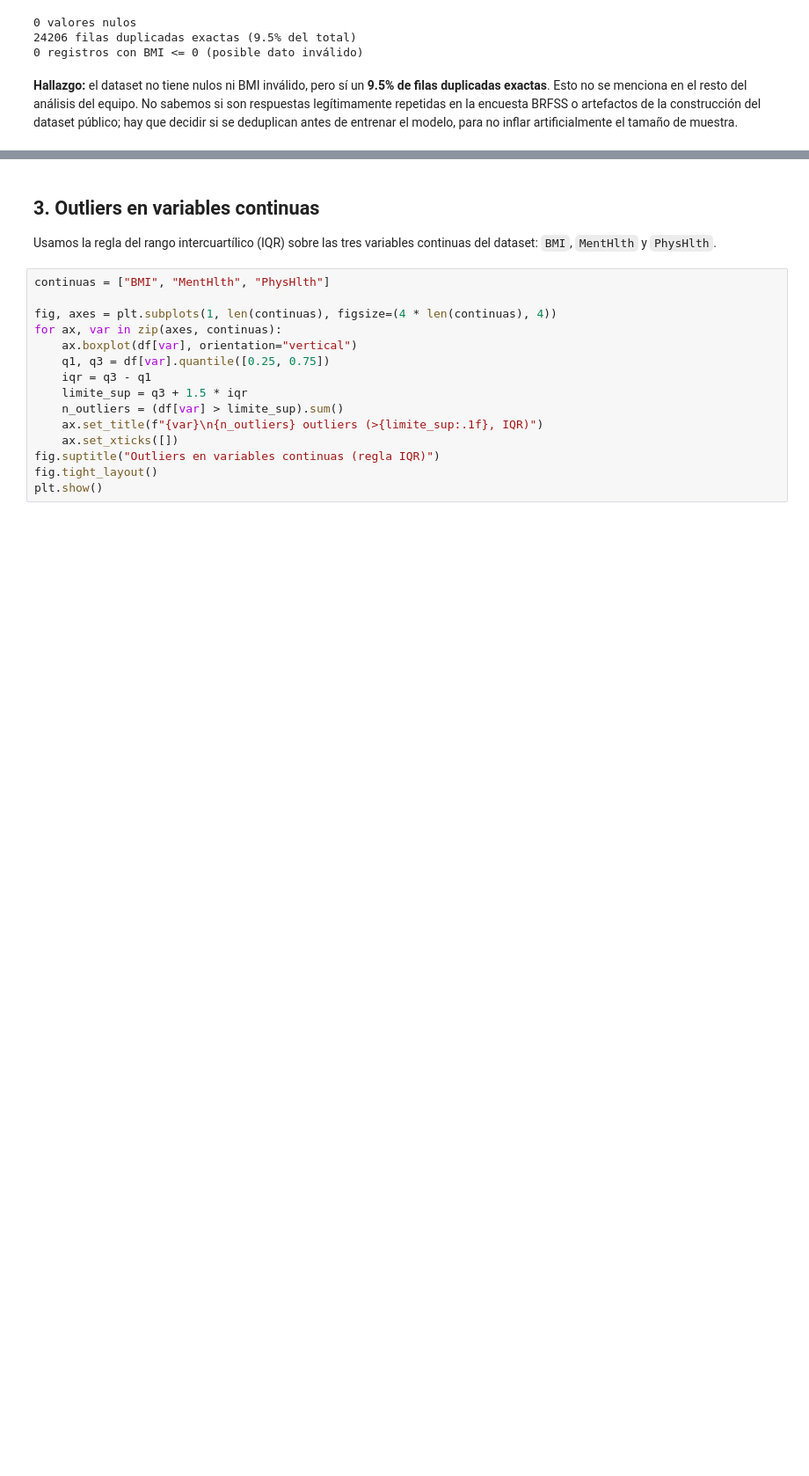
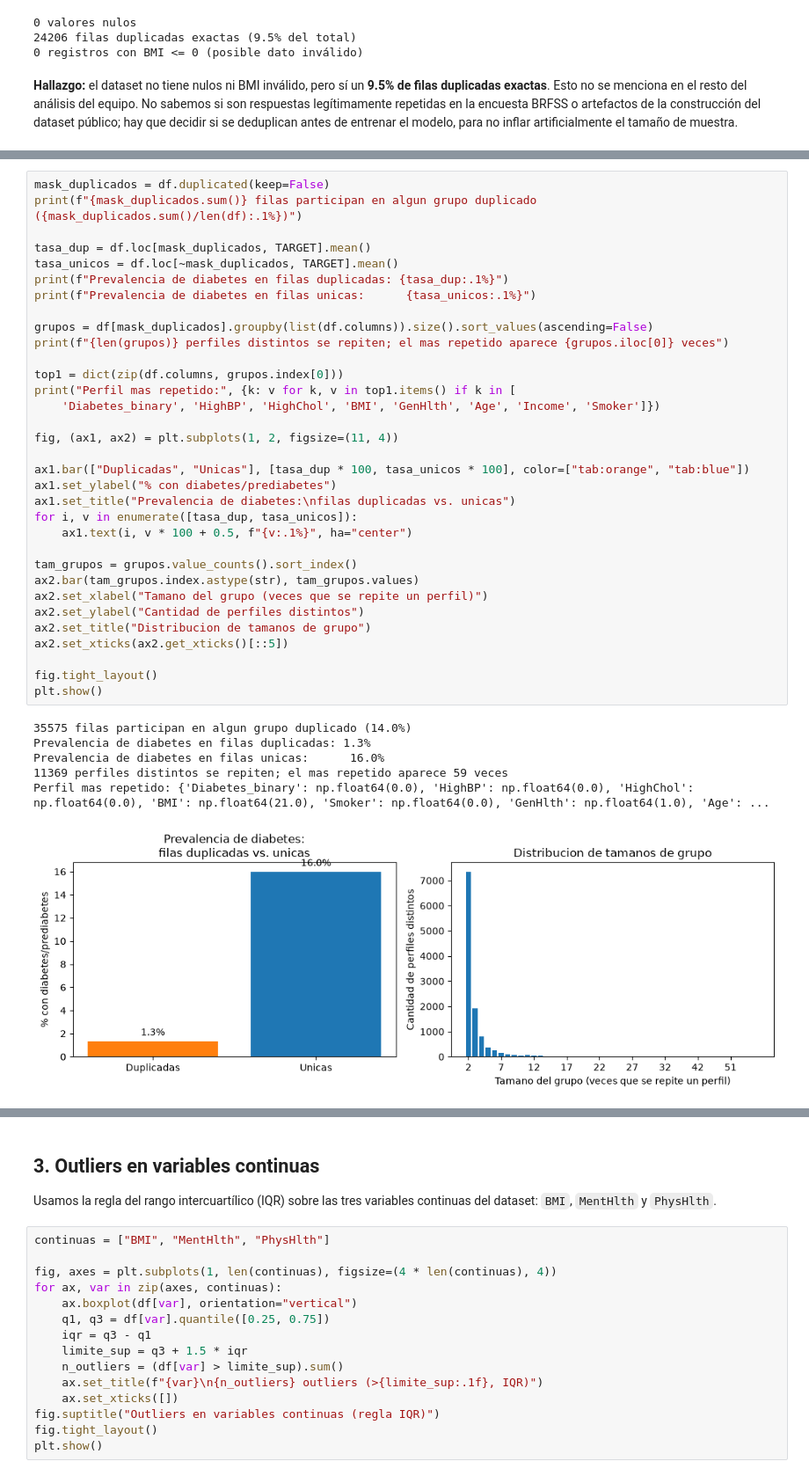
Before and after one commit to jadfost/Microproyecto_DiabetesRisk, a Jupyter notebook: notebooks/analisis_exploratorio_jeferson.ipynb, the cells around one changed output, grey strips where cells are left out. Shown at 88% size. Saved outputs shown, nothing was run; the diff lists cells and outputs as text; blank space fills up the shorter version.

```diff
--- a/notebooks/analisis_exploratorio_jeferson.ipynb
+++ b/notebooks/analisis_exploratorio_jeferson.ipynb
@@ -44,0 +49,40 @@ print(bmi_invalido, "registros con BMI <= 0 (posible dato inválido)")
+# %%
+mask_duplicados = df.duplicated(keep=False)
+print(f"{mask_duplicados.sum()} filas participan en algun grupo duplicado ({mask_duplicados.sum()/len(df):.1%})")
+
+tasa_dup = df.loc[mask_duplicados, TARGET].mean()
+tasa_unicos = df.loc[~mask_duplicados, TARGET].mean()
+print(f"Prevalencia de diabetes en filas duplicadas: {tasa_dup:.1%}")
+print(f"Prevalencia de diabetes en filas unicas:      {tasa_unicos:.1%}")
+
+grupos = df[mask_duplicados].groupby(list(df.columns)).size().sort_values(ascending=False)
+print(f"{len(grupos)} perfiles distintos se repiten; el mas repetido aparece {grupos.iloc[0]} veces")
+
+top1 = dict(zip(df.columns, grupos.index[0]))
+print("Perfil mas repetido:", {k: v for k, v in top1.items() if k in [
+    'Diabetes_binary', 'HighBP', 'HighChol', 'BMI', 'GenHlth', 'Age', 'Income', 'Smoker']})
+
+fig, (ax1, ax2) = plt.subplots(1, 2, figsize=(11, 4))
+
+ax1.bar(["Duplicadas", "Unicas"], [tasa_dup * 100, tasa_unicos * 100], color=["tab:orange", "tab:blue"])
+ax1.set_ylabel("% con diabetes/prediabetes")
+ax1.set_title("Prevalencia de diabetes:\nfilas duplicadas vs. unicas")
+for i, v in enumerate([tasa_dup, tasa_unicos]):
+    ax1.text(i, v * 100 + 0.5, f"{v:.1%}", ha="center")
+
+tam_grupos = grupos.value_counts().sort_index()
+ax2.bar(tam_grupos.index.astype(str), tam_grupos.values)
+ax2.set_xlabel("Tamano del grupo (veces que se repite un perfil)")
+ax2.set_ylabel("Cantidad de perfiles distintos")
+ax2.set_title("Distribucion de tamanos de grupo")
+ax2.set_xticks(ax2.get_xticks()[::5])
+
+fig.tight_layout()
+plt.show()
+# %% [output]
+35575 filas participan en algun grupo duplicado (14.0%)
+Prevalencia de diabetes en filas duplicadas: 1.3%
+Prevalencia de diabetes en filas unicas:      16.0%
+11369 perfiles distintos se repiten; el mas repetido aparece 59 veces
+Perfil mas repetido: {'Diabetes_binary': np.float64(0.0), 'HighBP': np.float64(0.0), 'HighChol': np.float64(0.0), 'BMI': np.float64(21.0), 'Smoker': np.float64(0.0), 'GenHlth': np.float64(1.0), 'Age': ...
+[figure, added]
```
Also changed, not shown: parts of 9 cells of this notebook.
